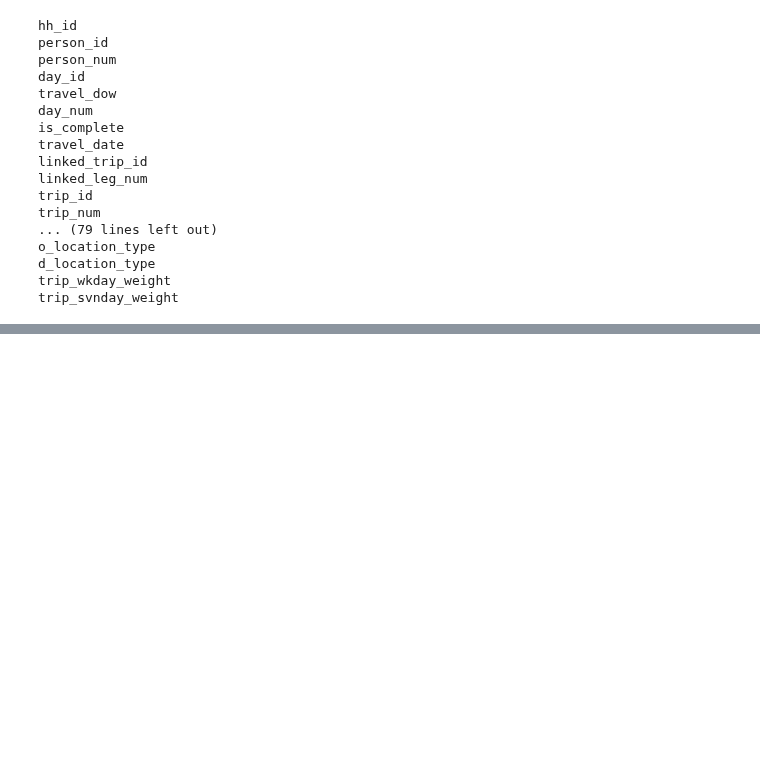
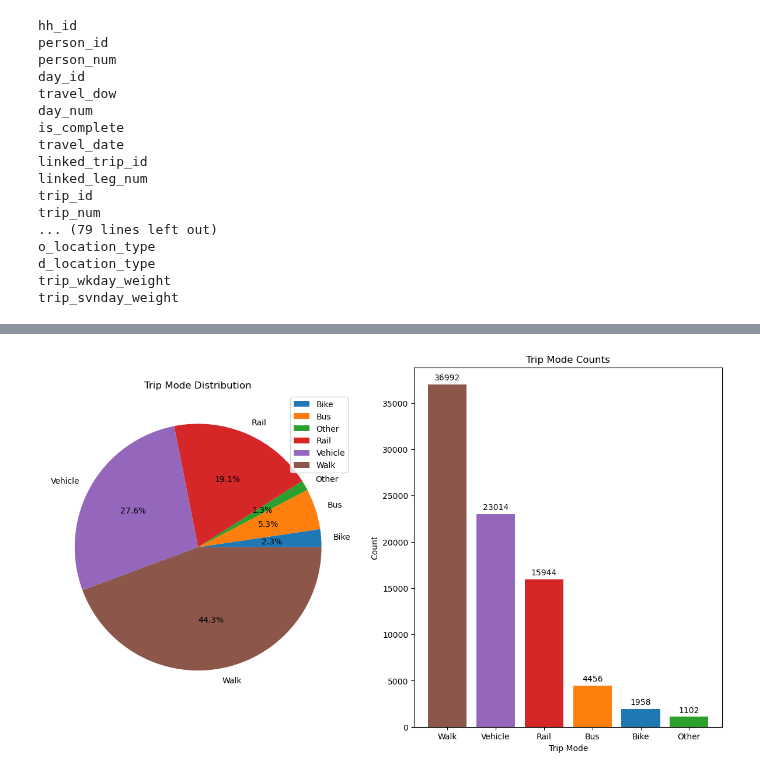
Before and after one commit to WenlongL1/CIE-539-Project, a Jupyter notebook: part1.ipynb, the cells around one changed output, grey strips where cells are left out. Saved outputs shown, nothing was run; the diff lists cells and outputs as text; code cells hidden in the pictures; blank space fills up the shorter version.

```diff
--- a/part1.ipynb
+++ b/part1.ipynb
@@ -346,0 +350,18 @@ dhhl
+# %%
+dtrp = dtrp[dtrp['r_mode_type_nyc'] != 995]
+
+
+trip_mode_type = {1:'Vehicle',
+                  2:'Bus',
+                  3:'Rail',
+                  4:'Walk',
+                  5:'Bike',
+                  6:'Other'}
+
+dtrp['mode_type'] = dtrp['r_mode_type_nyc'].map(trip_mode_type)
+
+
+
+trip_mode = dtrp.groupby('mode_type').size()
+
+print(f"The trip mode counts are:\n{trip_mode}")
@@ -346,0 +378,22 @@ dhhl
+# %%
+colors = ['#1f77b4', '#ff7f0e', '#2ca02c', '#d62728', '#9467bd', '#8c564b', '#e377c2', '#7f7f7f', '#bcbd22', '#17becf']
+plt.figure(figsize=(15,8))
+
+plt.subplot(1,2,1)
+plt.pie(trip_mode.values, labels=trip_mode.index, colors=colors,autopct='%1.1f%%')
+plt.title('Trip Mode Distribution')
+plt.legend()
+
+plt.subplot(1,2,2)
+order = trip_mode.sort_values(ascending=False).index
+trip_mode_sorted = trip_mode.loc[order]
+colors_sorted = [colors[trip_mode.index.get_loc(i)] for i in order]
+
+bar3 = plt.bar(order, trip_mode_sorted, color=colors_sorted)
+plt.bar_label(bar3,padding=3)
+plt.title('Trip Mode Counts')
+plt.xlabel('Trip Mode')
+plt.ylabel('Count')
+plt.show()
+# %% [output]
+[figure, added]
```
Also changed, not shown: parts of 4 cells of this notebook.
